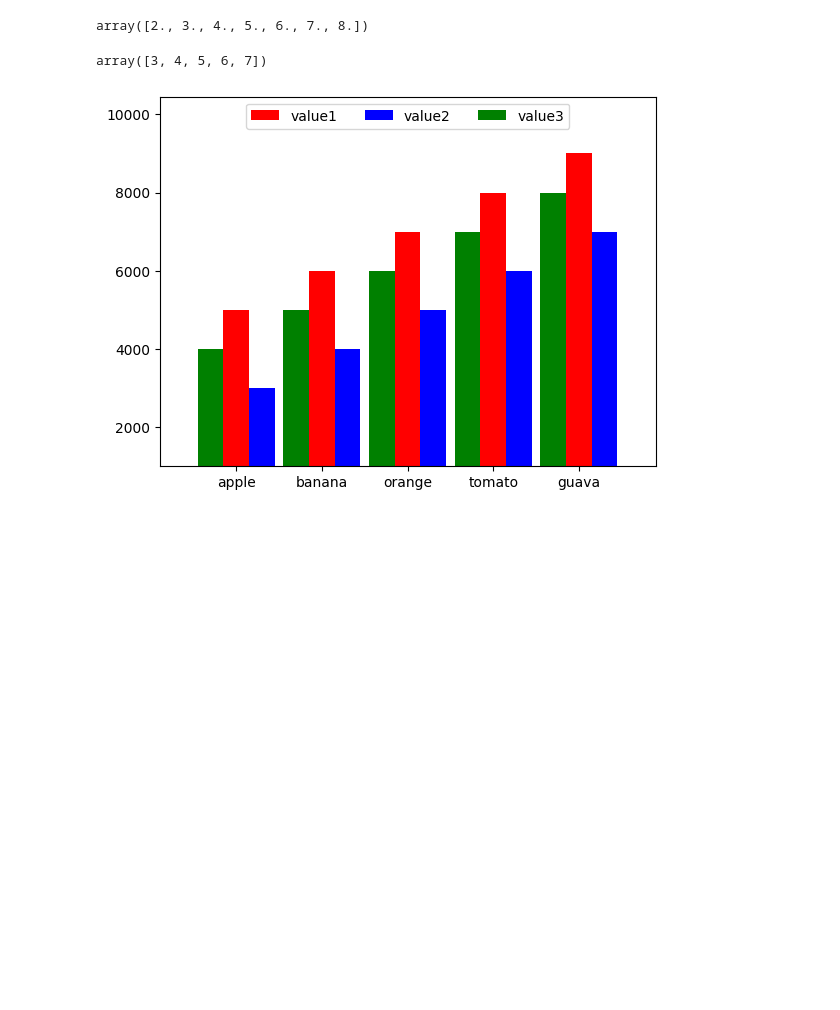
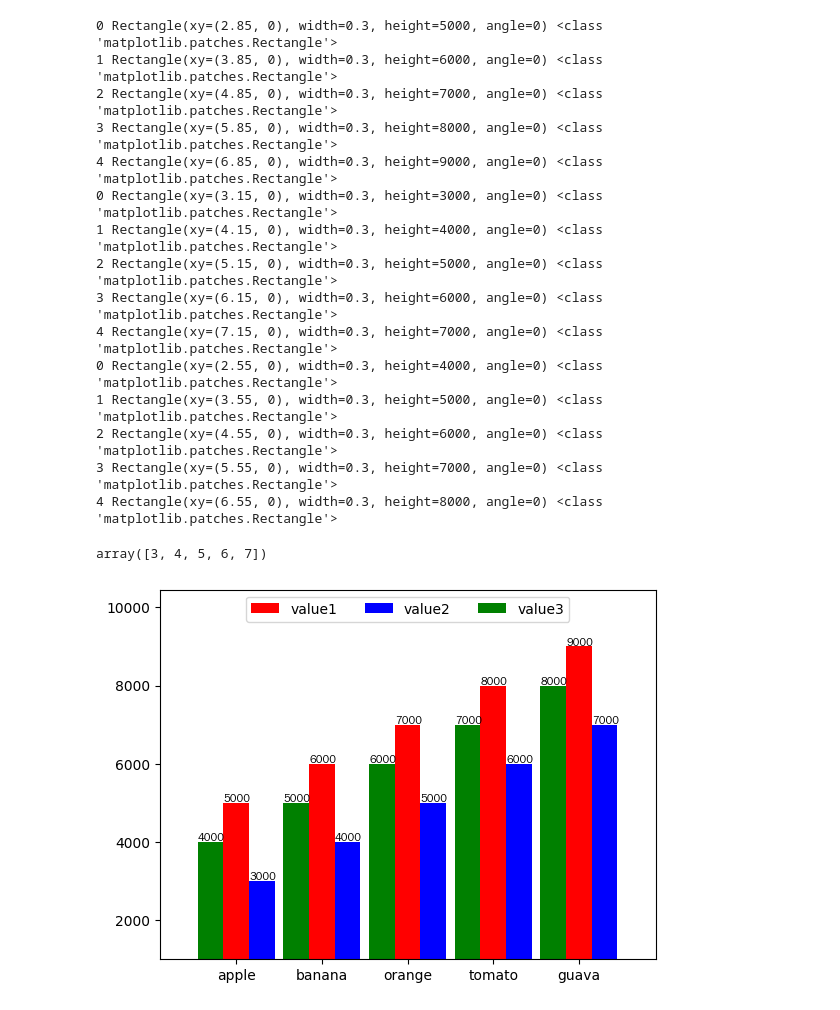
Before and after one commit to catch3r/20240220, a Jupyter notebook: lesson15/lesson15_1.ipynb, the cells around one changed output. Drawn from its saved outputs; the diff is of its cells as text; code cells hidden in the pictures; blank space fills up the shorter version.

```diff
--- a/lesson15/lesson15_1.ipynb
+++ b/lesson15/lesson15_1.ipynb
@@ -1,35 +1,79 @@
 # %%
 import matplotlib.pyplot as plt
 import numpy as np
+from matplotlib.font_manager import FontProperties
+
+font = FontProperties(fname='/usr/share/fonts/truetype/wqy/wqy-zenhei.ttc', size=8)
 
 index = np.array([3, 4, 5, 6, 7])
 subject = ['apple', 'banana', 'orange', 'tomato', 'guava']
 value1 = [5000, 6000, 7000, 8000, 9000]
 value2 = [3000, 4000, 5000, 6000, 7000]
 value3 = [4000, 5000, 6000, 7000, 8000]
 bin_width = 0.3
 
 figure, axes = plt.subplots()
 
-axes.bar(index, value1, width=bin_width, color='red', label = 'value1')
-axes.bar(index + bin_width, value2, width=bin_width, color='blue', label = 'value2')
-axes.bar(index - bin_width, value3, width=bin_width, color='green', label = 'value3')
+barContainer1 = axes.bar(index, value1, width=bin_width, color='red', label = 'value1')
+barContainer2 = axes.bar(index + bin_width, value2, width=bin_width, color='blue', label = 'value2')
+barContainer3 = axes.bar(index - bin_width, value3, width=bin_width, color='green', label = 'value3')
 
-display(axes.get_xticks())
 axes.set_xticks(index, labels=subject)
+
+for index, rectangle in enumerate(barContainer1.patches):
+    print(index, rectangle, type(rectangle))
+    x = rectangle.get_x()
+    y = rectangle.get_y()
+    width = rectangle.get_width()
+    height = rectangle.get_height()
+    axes.annotate(str(value1[index]), xy=(x, height + 30), fontproperties=font)
+
+for index, rectangle in enumerate(barContainer2.patches):
+    print(index, rectangle, type(rectangle))
+    x = rectangle.get_x()
+    y = rectangle.get_y()
+    width = rectangle.get_width()
+    height = rectangle.get_height()
+    axes.annotate(str(value2[index]), xy=(x, height + 30), fontproperties=font)
+
+for index, rectangle in enumerate(barContainer3.patches):
+    print(index, rectangle, type(rectangle))
+    x = rectangle.get_x()
+    y = rectangle.get_y()
+    width = rectangle.get_width()
+    height = rectangle.get_height()
+    axes.annotate(str(value3[index]), xy=(x, height + 30), fontproperties=font)
+
+# display(axes.get_xticks())
 
 xmin, xmax, ymin, ymax = axes.axis()
 xmin, xmax, ymin, ymax
 
 xmin -= 0.2
 xmax += 0.2
 ymin += 1000
 ymax += 1000
 
 axes.axis([xmin, xmax, ymin, ymax])
 axes.legend(loc='upper center', ncols=3)
 display(axes.get_xticks())
+
+plt.show()
 # %% [output]
-array([2., 3., 4., 5., 6., 7., 8.])
+0 Rectangle(xy=(2.85, 0), width=0.3, height=5000, angle=0) <class 'matplotlib.patches.Rectangle'>
+1 Rectangle(xy=(3.85, 0), width=0.3, height=6000, angle=0) <class 'matplotlib.patches.Rectangle'>
+2 Rectangle(xy=(4.85, 0), width=0.3, height=7000, angle=0) <class 'matplotlib.patches.Rectangle'>
+3 Rectangle(xy=(5.85, 0), width=0.3, height=8000, angle=0) <class 'matplotlib.patches.Rectangle'>
+4 Rectangle(xy=(6.85, 0), width=0.3, height=9000, angle=0) <class 'matplotlib.patches.Rectangle'>
+0 Rectangle(xy=(3.15, 0), width=0.3, height=3000, angle=0) <class 'matplotlib.patches.Rectangle'>
+1 Rectangle(xy=(4.15, 0), width=0.3, height=4000, angle=0) <class 'matplotlib.patches.Rectangle'>
+2 Rectangle(xy=(5.15, 0), width=0.3, height=5000, angle=0) <class 'matplotlib.patches.Rectangle'>
+3 Rectangle(xy=(6.15, 0), width=0.3, height=6000, angle=0) <class 'matplotlib.patches.Rectangle'>
+4 Rectangle(xy=(7.15, 0), width=0.3, height=7000, angle=0) <class 'matplotlib.patches.Rectangle'>
+0 Rectangle(xy=(2.55, 0), width=0.3, height=4000, angle=0) <class 'matplotlib.patches.Rectangle'>
+1 Rectangle(xy=(3.55, 0), width=0.3, height=5000, angle=0) <class 'matplotlib.patches.Rectangle'>
+2 Rectangle(xy=(4.55, 0), width=0.3, height=6000, angle=0) <class 'matplotlib.patches.Rectangle'>
+3 Rectangle(xy=(5.55, 0), width=0.3, height=7000, angle=0) <class 'matplotlib.patches.Rectangle'>
+4 Rectangle(xy=(6.55, 0), width=0.3, height=8000, angle=0) <class 'matplotlib.patches.Rectangle'>
 array([3, 4, 5, 6, 7])
-[figure, old version]
+[figure, new version]
```
Also changed, not shown: parts of 1 cell of this notebook, 2 other files.
